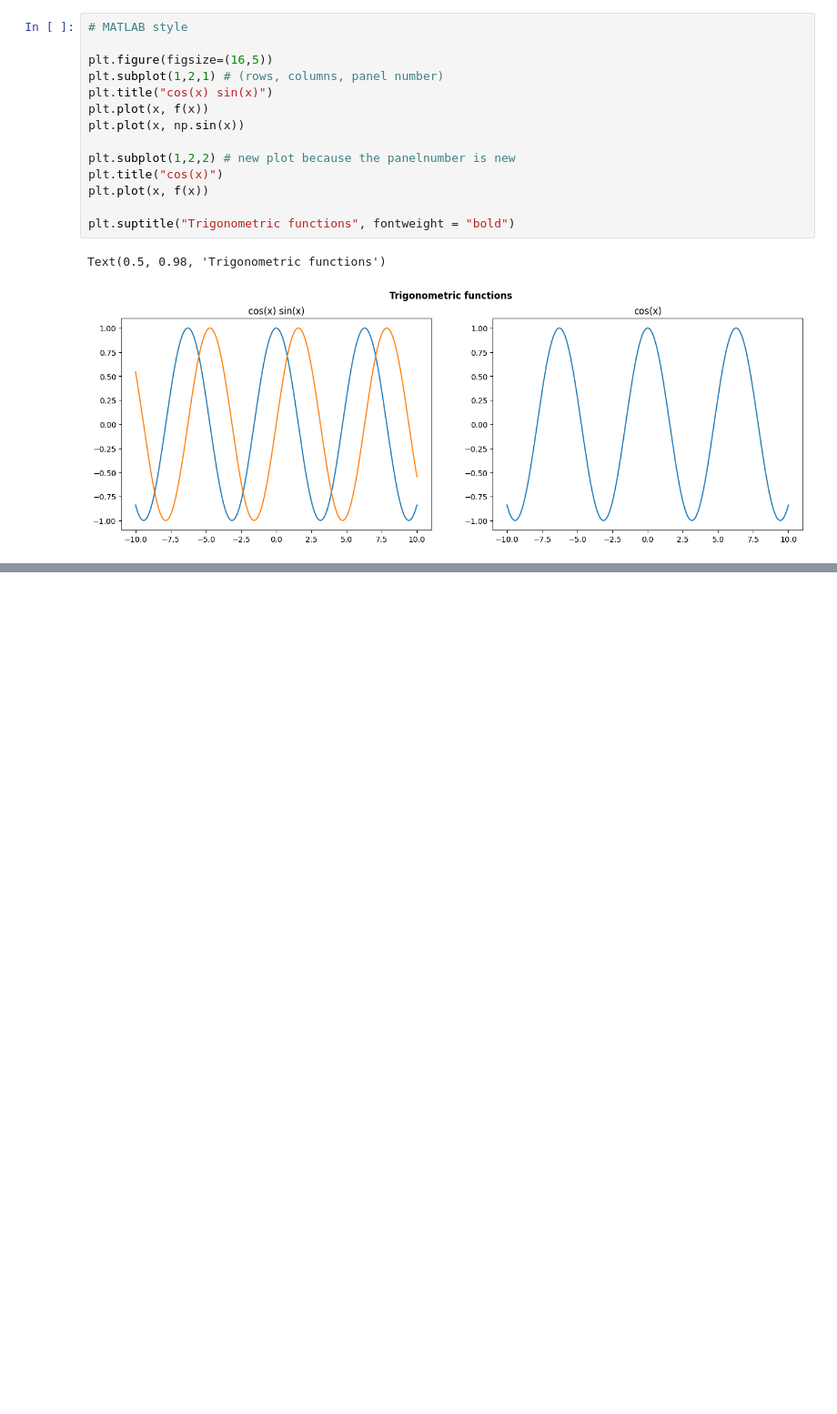
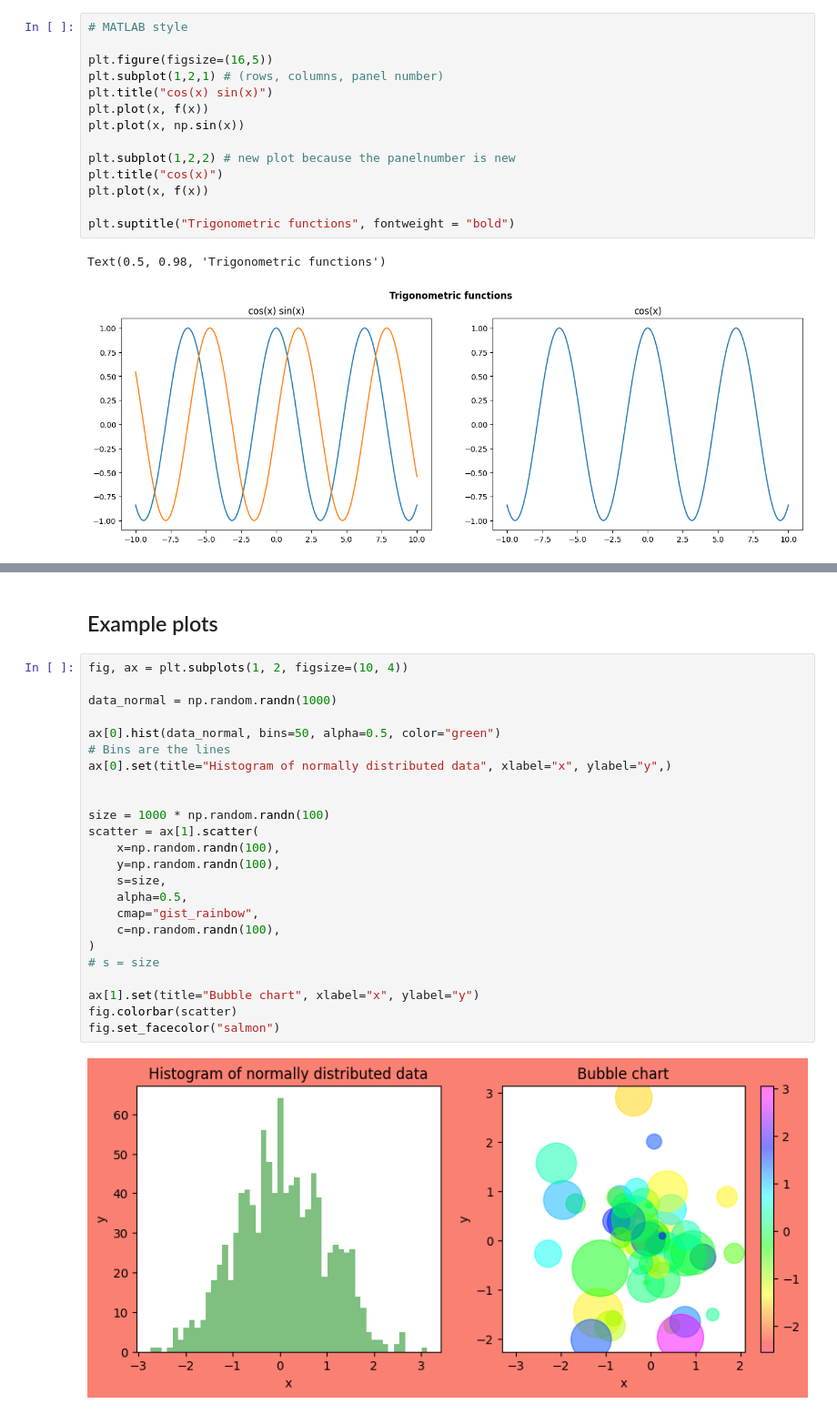
Before and after one commit to Rufshod/Python-Alexander-Andersson, a Jupyter notebook: Code-alongs/Lec16-matplotlib.ipynb, the cells around one changed output, grey strips where cells are left out. Shown: that part at 91% size. Saved outputs shown, nothing was run; the diff lists cells and outputs as text; blank space fills up the shorter version.

Commit message:
Codealong very cool plot

```diff
--- a/Code-alongs/Lec16-matplotlib.ipynb
+++ b/Code-alongs/Lec16-matplotlib.ipynb
@@ -79,3 +81,31 @@ fig.suptitle("Big Title", fontsize = 25)
 # %% [output]
 Text(0.5, 0.98, 'Big Title')
 [figure]
+# %% [markdown]
+## Example plots
+# %%
+fig, ax = plt.subplots(1, 2, figsize=(10, 4))
+
+data_normal = np.random.randn(1000)
+
+ax[0].hist(data_normal, bins=50, alpha=0.5, color="green")
+# Bins are the lines
+ax[0].set(title="Histogram of normally distributed data", xlabel="x", ylabel="y",)
+
+
+size = 1000 * np.random.randn(100)
+scatter = ax[1].scatter(
+    x=np.random.randn(100),
+    y=np.random.randn(100),
+    s=size,
+    alpha=0.5,
+    cmap="gist_rainbow",
+    c=np.random.randn(100),
+)
+# s = size
+
+ax[1].set(title="Bubble chart", xlabel="x", ylabel="y")
+fig.colorbar(scatter)
+fig.set_facecolor("salmon")
+# %% [output]
+[figure, added]
```
Also changed, not shown: parts of 3 cells of this notebook.
